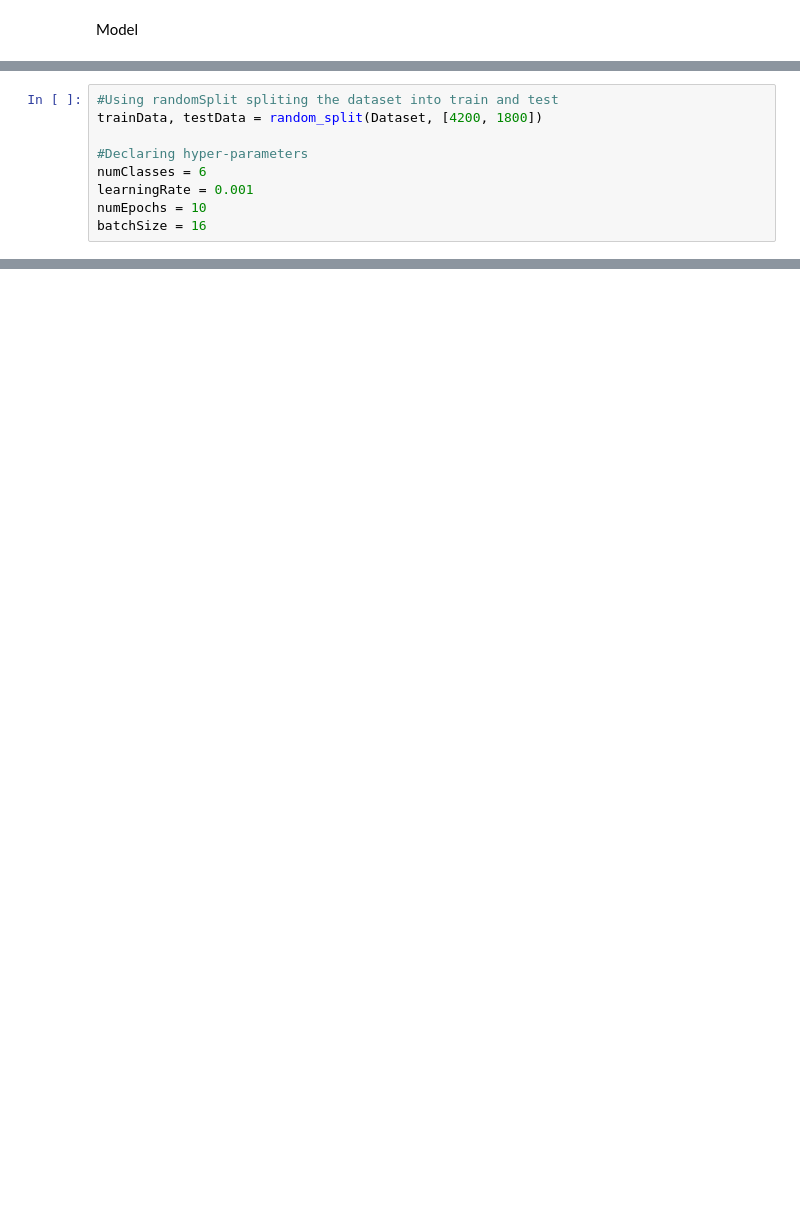
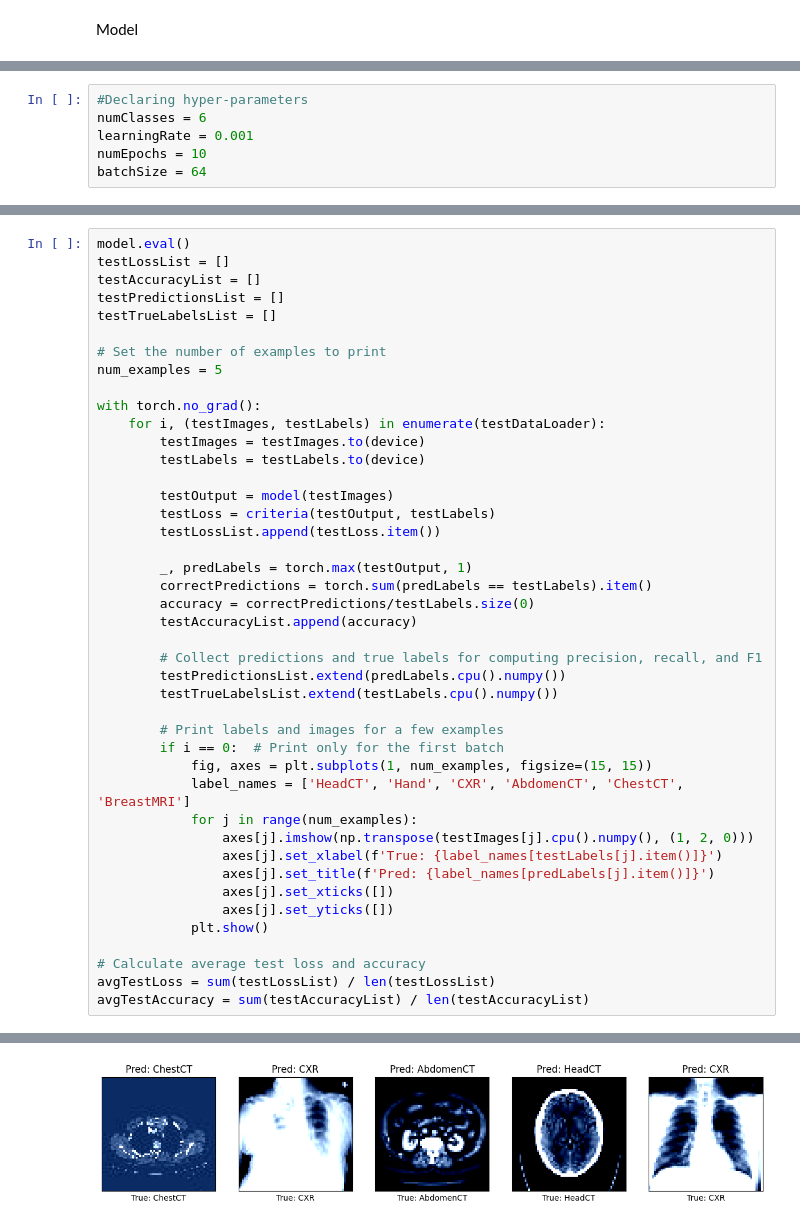
Before and after one commit to NigamKatta/MedicalScanReport_Classification, a Jupyter notebook: MSRClassification.ipynb, the cells around one changed output, grey strips where cells are left out. Drawn from its saved outputs; the diff is of its cells as text; blank space fills up the shorter version.

```diff
--- a/MSRClassification.ipynb
+++ b/MSRClassification.ipynb
@@ -101,10 +99,7 @@ Dataset.display()
 # %%
-#Using randomSplit spliting the dataset into train and test
-trainData, testData = random_split(Dataset, [4200, 1800])
-
 #Declaring hyper-parameters
 numClasses = 6
 learningRate = 0.001
 numEpochs = 10
-batchSize = 16
+batchSize = 64
 # %%
@@ -286,0 +274,44 @@ print('F1 score:', f1)
+# %%
+model.eval()
+testLossList = []
+testAccuracyList = []
+testPredictionsList = []
+testTrueLabelsList = []
+
+# Set the number of examples to print
+num_examples = 5
+
+with torch.no_grad():
+    for i, (testImages, testLabels) in enumerate(testDataLoader):
+        testImages = testImages.to(device)
+        testLabels = testLabels.to(device)
+
+        testOutput = model(testImages)
+        testLoss = criteria(testOutput, testLabels)
+        testLossList.append(testLoss.item())
+
+        _, predLabels = torch.max(testOutput, 1)
+        correctPredictions = torch.sum(predLabels == testLabels).item()
+        accuracy = correctPredictions/testLabels.size(0)
+        testAccuracyList.append(accuracy)
+
+        # Collect predictions and true labels for computing precision, recall, and F1
+        testPredictionsList.extend(predLabels.cpu().numpy())
+        testTrueLabelsList.extend(testLabels.cpu().numpy())
+
+        # Print labels and images for a few examples
+        if i == 0:  # Print only for the first batch
+            fig, axes = plt.subplots(1, num_examples, figsize=(15, 15))
+            label_names = ['HeadCT', 'Hand', 'CXR', 'AbdomenCT', 'ChestCT', 'BreastMRI']
+            for j in range(num_examples):
+                axes[j].imshow(np.transpose(testImages[j].cpu().numpy(), (1, 2, 0)))
+                axes[j].set_xlabel(f'True: {label_names[testLabels[j].item()]}')
+                axes[j].set_title(f'Pred: {label_names[predLabels[j].item()]}')
+                axes[j].set_xticks([])
+                axes[j].set_yticks([])
+            plt.show()
+
+# Calculate average test loss and accuracy
+avgTestLoss = sum(testLossList) / len(testLossList)
+avgTestAccuracy = sum(testAccuracyList) / len(testAccuracyList)
+# %% [output]
@@ -286,0 +323 @@ print('F1 score:', f1)
+[figure, added]
```
Also changed, not shown: parts of 24 cells of this notebook.
